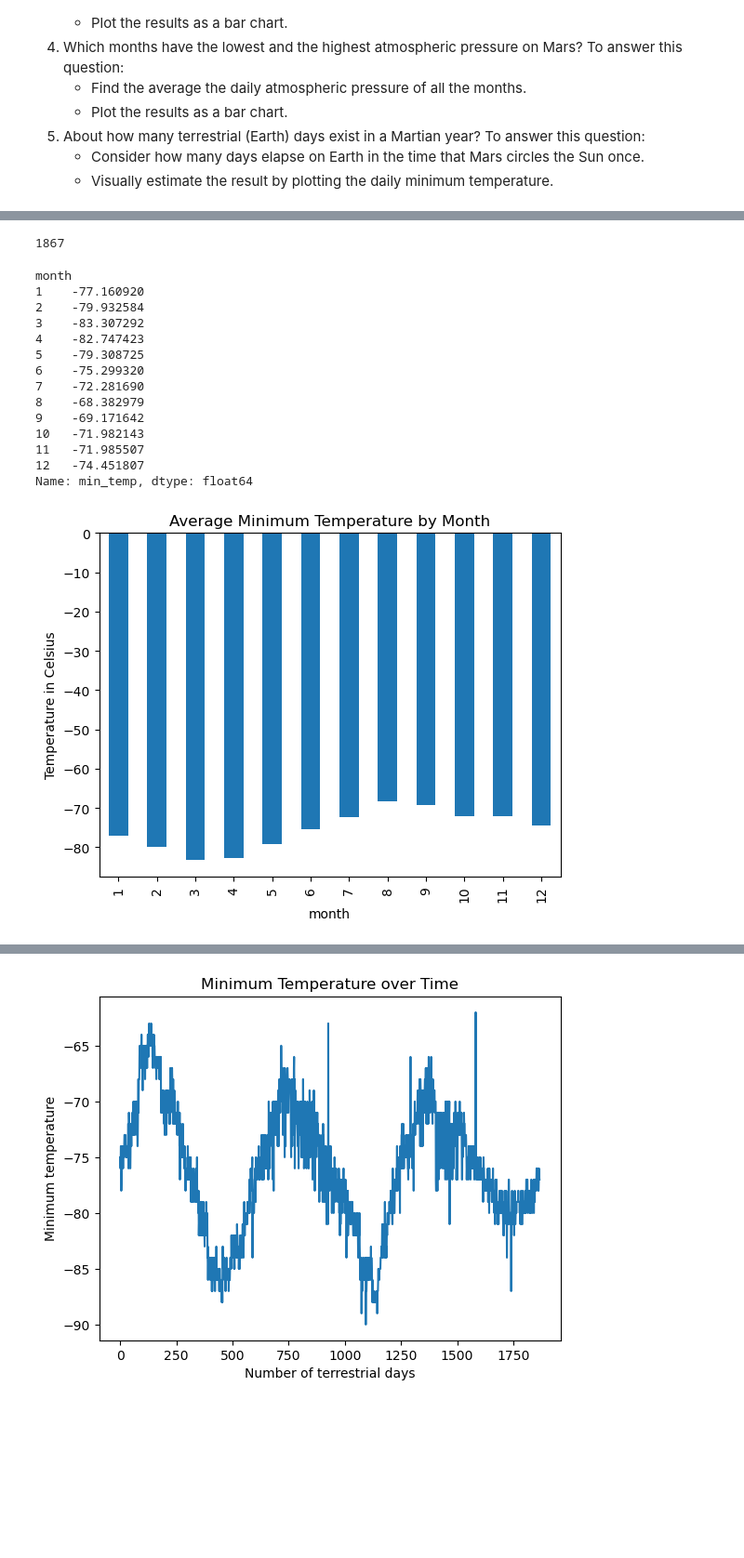
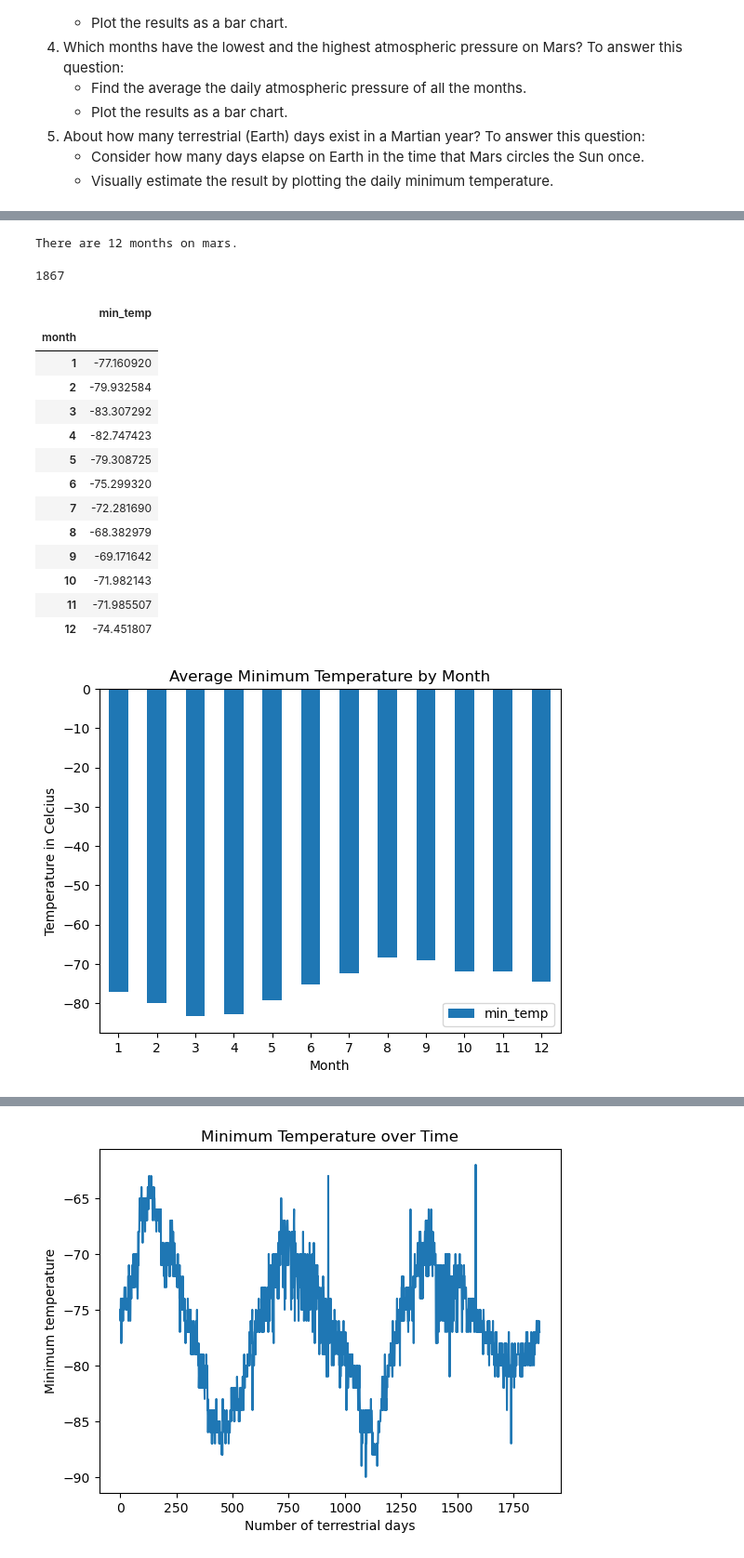
Before and after one commit to linderkm/Module11-Scrape-Challenge, a Jupyter notebook: Scrapers/part_2_mars_weather.ipynb, the cells around one changed output, grey strips where cells are left out. Shown: that part at 93% size. Drawn from its saved outputs; the diff is of its cells as text; code cells hidden in the pictures; blank space fills up the shorter version.

Commit message:
adding plots for part2 step5

```diff
--- a/Scrapers/part_2_mars_weather.ipynb
+++ b/Scrapers/part_2_mars_weather.ipynb
@@ -142,2 +138,8 @@ Analyze your dataset by using Pandas functions to answer the following questions
+# %%
+# 1. How Many months exist on mars?
+unique_months = mars_df['month'].unique()
+print(f"There are {len(unique_months)} months on mars.")
+# %% [output]
+There are 12 months on mars.
 # %%
 # 2. How many sols (Martian days) worth of data are there?
@@ -145,24 +149,32 @@ Analyze your dataset by using Pandas functions to answer the following questions
 1867
 # %%
 # 3. What is the average minimum temperature by month?
+avg_min_temps_by_Month_df = mars_df[["month","min_temp"]]
+avg_min_temps_by_Month_df = avg_min_temps_by_Month_df.groupby("month").mean()
+avg_min_temps_by_Month_df
 # %% [output]
-month
-1    -77.160920
-2    -79.932584
-3    -83.307292
-4    -82.747423
-5    -79.308725
-6    -75.299320
-7    -72.281690
-8    -68.382979
-9    -69.171642
-10   -71.982143
-11   -71.985507
-12   -74.451807
-Name: min_temp, dtype: float64
+|  | min_temp |
+| month |  |
+| 1 | -77.160920 |
+| 2 | -79.932584 |
+| 3 | -83.307292 |
+| 4 | -82.747423 |
+| 5 | -79.308725 |
+| 6 | -75.299320 |
+| 7 | -72.281690 |
+| 8 | -68.382979 |
+| 9 | -69.171642 |
+| 10 | -71.982143 |
+| 11 | -71.985507 |
+| 12 | -74.451807 |
 # %%
 # Plot the average minimum temperature by month
+avg_min_temps_by_Month_df.plot.bar(xlabel = 'Month',
+                                  ylabel = "Temperature in Celcius",
+                                  title = "Average Minimum Temperature by Month",
+                                  rot = 0)
+plt.show()
 # %% [output]
-[figure, old version]
+[figure, new version]
 # %%
 # Identify the coldest and hottest months in Curiosity's location by sorting the previous graph
```
Also changed, not shown: parts of 8 cells of this notebook, 1 other file.
